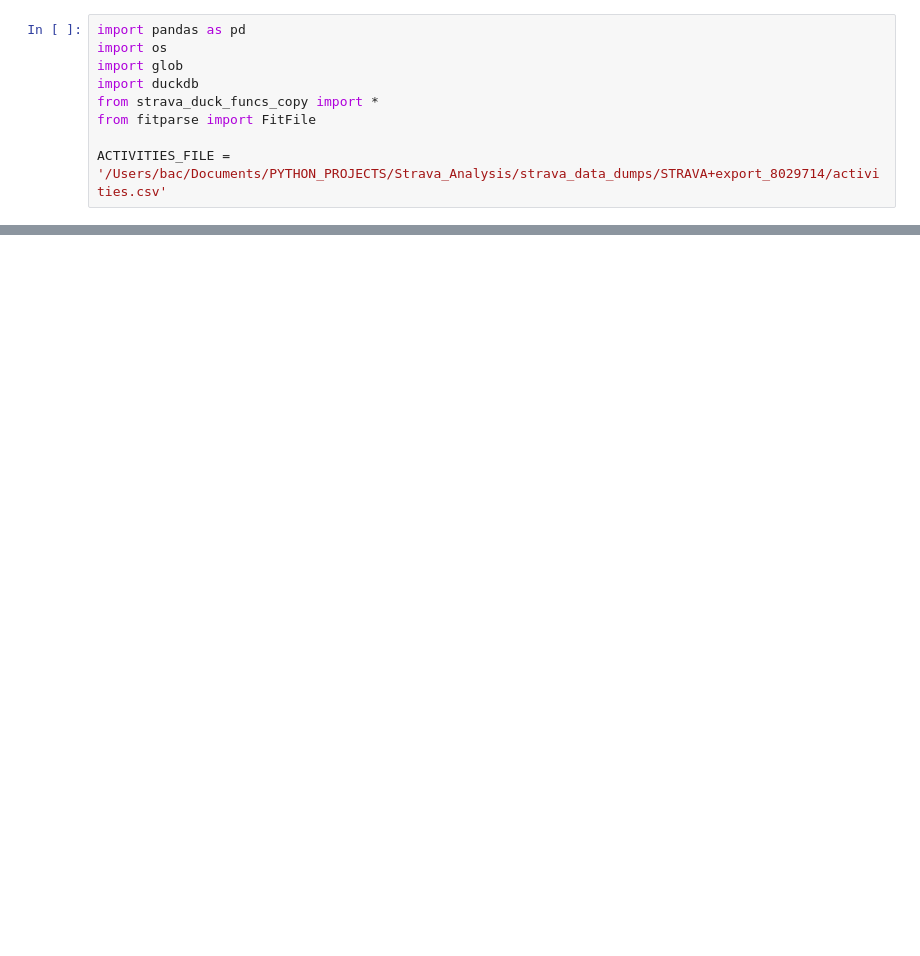
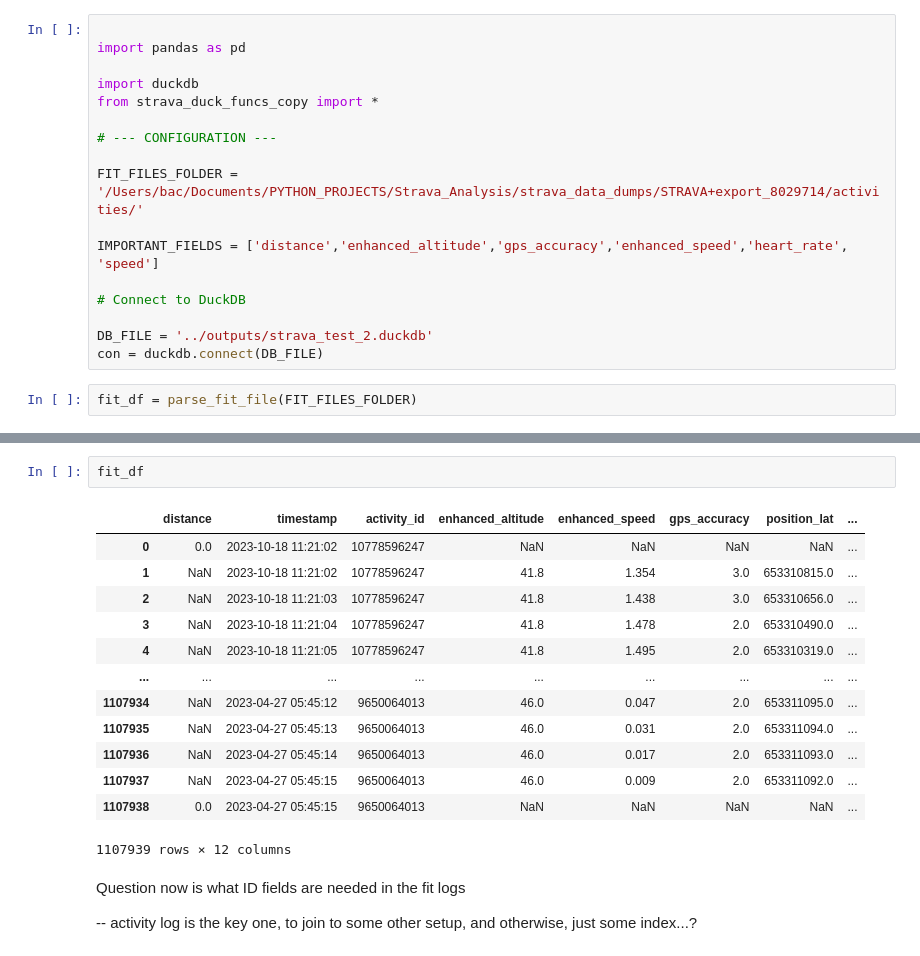
Before and after one commit to DrBAC/strava_code, a Jupyter notebook: code/duckdb_strava_script copy.ipynb, the cells around one changed output, grey strips where cells are left out. Cells and saved outputs as stored; diff of their text form; blank space fills up the shorter version.

```diff
--- a/code/duckdb_strava_script copy.ipynb
+++ b/code/duckdb_strava_script copy.ipynb
@@ -1,9 +1,19 @@
 # %%
+
 import pandas as pd
-import os
-import glob
+
 import duckdb
 from strava_duck_funcs_copy import *
-from fitparse import FitFile
 
-ACTIVITIES_FILE = '/Users/bac/Documents/PYTHON_PROJECTS/Strava_Analysis/strava_data_dumps/STRAVA+export_8029714/activities.csv'
+# --- CONFIGURATION ---
+
+FIT_FILES_FOLDER = '/Users/bac/Documents/PYTHON_PROJECTS/Strava_Analysis/strava_data_dumps/STRAVA+export_8029714/activities/'
+
+IMPORTANT_FIELDS = ['distance','enhanced_altitude','gps_accuracy','enhanced_speed','heart_rate', 'speed']
+
+# Connect to DuckDB
+
+DB_FILE = '../outputs/strava_test_2.duckdb'
+con = duckdb.connect(DB_FILE)
+# %%
+fit_df = parse_fit_file(FIT_FILES_FOLDER)
@@ -9,0 +38,20 @@ ACTIVITIES_FILE = '/Users/bac/Documents/PYTHON_PROJECTS/Strava_Analysis/strava_d
+# %%
+fit_df
+# %% [output]
+|  | distance | timestamp | activity_id | enhanced_altitude | enhanced_speed | gps_accuracy | position_lat | ... |
+| 0 | 0.0 | 2023-10-18 11:21:02 | 10778596247 | NaN | NaN | NaN | NaN | ... |
+| 1 | NaN | 2023-10-18 11:21:02 | 10778596247 | 41.8 | 1.354 | 3.0 | 653310815.0 | ... |
+| 2 | NaN | 2023-10-18 11:21:03 | 10778596247 | 41.8 | 1.438 | 3.0 | 653310656.0 | ... |
+| 3 | NaN | 2023-10-18 11:21:04 | 10778596247 | 41.8 | 1.478 | 2.0 | 653310490.0 | ... |
+| 4 | NaN | 2023-10-18 11:21:05 | 10778596247 | 41.8 | 1.495 | 2.0 | 653310319.0 | ... |
+| ... | ... | ... | ... | ... | ... | ... | ... | ... |
+| 1107934 | NaN | 2023-04-27 05:45:12 | 9650064013 | 46.0 | 0.047 | 2.0 | 653311095.0 | ... |
+| 1107935 | NaN | 2023-04-27 05:45:13 | 9650064013 | 46.0 | 0.031 | 2.0 | 653311094.0 | ... |
+| 1107936 | NaN | 2023-04-27 05:45:14 | 9650064013 | 46.0 | 0.017 | 2.0 | 653311093.0 | ... |
+| 1107937 | NaN | 2023-04-27 05:45:15 | 9650064013 | 46.0 | 0.009 | 2.0 | 653311092.0 | ... |
+| 1107938 | 0.0 | 2023-04-27 05:45:15 | 9650064013 | NaN | NaN | NaN | NaN | ... |
+1107939 rows × 12 columns
+# %% [markdown]
+Question now is what ID fields are needed in the fit logs
+
+-- activity log is the key one, to join to some other setup, and otherwise, just some index...?
```
Also changed, not shown: parts of 10 cells of this notebook, 4 other files.
